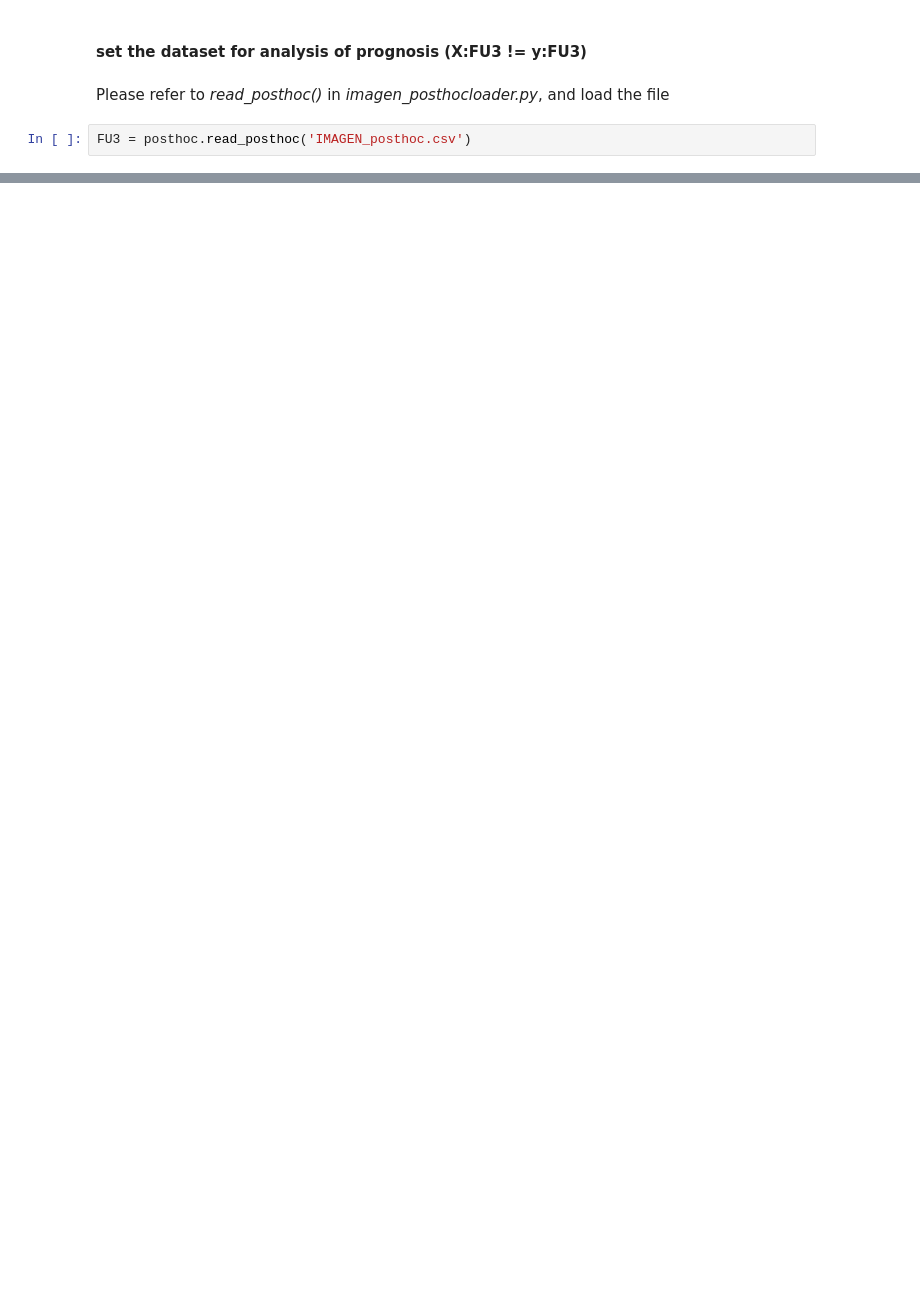
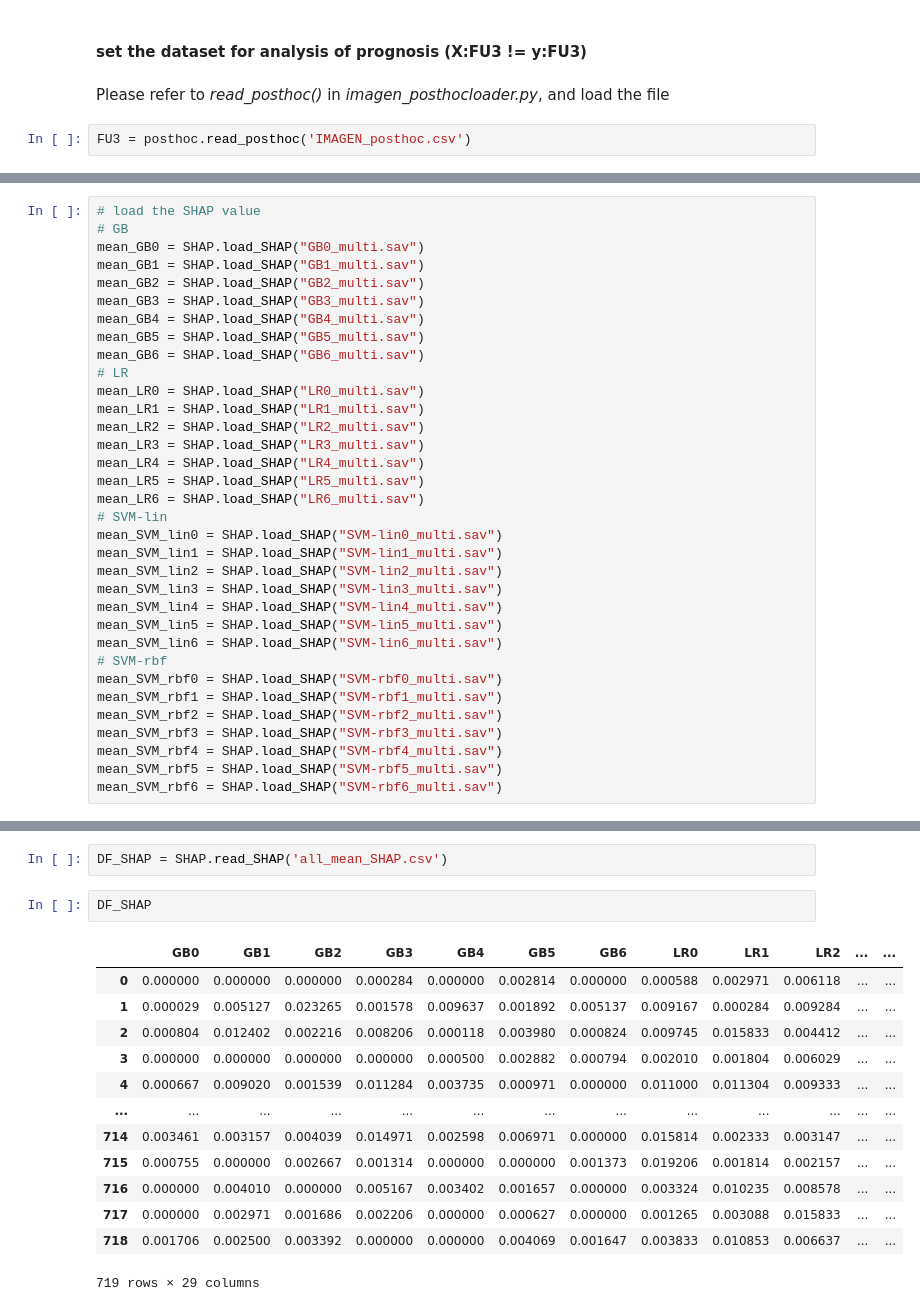
Before and after one commit to jihoonkim2100/imagen_post_hoc_analysis, a Jupyter notebook: post-hoc_preprocessing.ipynb, the cells around one changed output, grey strips where cells are left out. Drawn from its saved outputs; the diff is of its cells as text; blank space fills up the shorter version.

```diff
--- a/post-hoc_preprocessing.ipynb
+++ b/post-hoc_preprocessing.ipynb
@@ -284,0 +186,34 @@ Name: 1000, Length: 80, dtype: object
+# %%
+# load the SHAP value
+# GB
+mean_GB0 = SHAP.load_SHAP("GB0_multi.sav")
+mean_GB1 = SHAP.load_SHAP("GB1_multi.sav")
+mean_GB2 = SHAP.load_SHAP("GB2_multi.sav")
+mean_GB3 = SHAP.load_SHAP("GB3_multi.sav")
+mean_GB4 = SHAP.load_SHAP("GB4_multi.sav")
+mean_GB5 = SHAP.load_SHAP("GB5_multi.sav")
+mean_GB6 = SHAP.load_SHAP("GB6_multi.sav")
+# LR
+mean_LR0 = SHAP.load_SHAP("LR0_multi.sav")
+mean_LR1 = SHAP.load_SHAP("LR1_multi.sav")
+mean_LR2 = SHAP.load_SHAP("LR2_multi.sav")
+mean_LR3 = SHAP.load_SHAP("LR3_multi.sav")
+mean_LR4 = SHAP.load_SHAP("LR4_multi.sav")
+mean_LR5 = SHAP.load_SHAP("LR5_multi.sav")
+mean_LR6 = SHAP.load_SHAP("LR6_multi.sav")
+# SVM-lin
+mean_SVM_lin0 = SHAP.load_SHAP("SVM-lin0_multi.sav")
+mean_SVM_lin1 = SHAP.load_SHAP("SVM-lin1_multi.sav")
+mean_SVM_lin2 = SHAP.load_SHAP("SVM-lin2_multi.sav")
+mean_SVM_lin3 = SHAP.load_SHAP("SVM-lin3_multi.sav")
+mean_SVM_lin4 = SHAP.load_SHAP("SVM-lin4_multi.sav")
+mean_SVM_lin5 = SHAP.load_SHAP("SVM-lin5_multi.sav")
+mean_SVM_lin6 = SHAP.load_SHAP("SVM-lin6_multi.sav")
+# SVM-rbf
+mean_SVM_rbf0 = SHAP.load_SHAP("SVM-rbf0_multi.sav")
+mean_SVM_rbf1 = SHAP.load_SHAP("SVM-rbf1_multi.sav")
+mean_SVM_rbf2 = SHAP.load_SHAP("SVM-rbf2_multi.sav")
+mean_SVM_rbf3 = SHAP.load_SHAP("SVM-rbf3_multi.sav")
+mean_SVM_rbf4 = SHAP.load_SHAP("SVM-rbf4_multi.sav")
+mean_SVM_rbf5 = SHAP.load_SHAP("SVM-rbf5_multi.sav")
+mean_SVM_rbf6 = SHAP.load_SHAP("SVM-rbf6_multi.sav")
@@ -284,0 +279,18 @@ Name: 1000, Length: 80, dtype: object
+# %%
+DF_SHAP = SHAP.read_SHAP('all_mean_SHAP.csv')
+# %%
+DF_SHAP
+# %% [output]
+|  | GB0 | GB1 | GB2 | GB3 | GB4 | GB5 | GB6 | LR0 | LR1 | LR2 | ... | ... |
+| 0 | 0.000000 | 0.000000 | 0.000000 | 0.000284 | 0.000000 | 0.002814 | 0.000000 | 0.000588 | 0.002971 | 0.006118 | ... | ... |
+| 1 | 0.000029 | 0.005127 | 0.023265 | 0.001578 | 0.009637 | 0.001892 | 0.005137 | 0.009167 | 0.000284 | 0.009284 | ... | ... |
+| 2 | 0.000804 | 0.012402 | 0.002216 | 0.008206 | 0.000118 | 0.003980 | 0.000824 | 0.009745 | 0.015833 | 0.004412 | ... | ... |
+| 3 | 0.000000 | 0.000000 | 0.000000 | 0.000000 | 0.000500 | 0.002882 | 0.000794 | 0.002010 | 0.001804 | 0.006029 | ... | ... |
+| 4 | 0.000667 | 0.009020 | 0.001539 | 0.011284 | 0.003735 | 0.000971 | 0.000000 | 0.011000 | 0.011304 | 0.009333 | ... | ... |
+| ... | ... | ... | ... | ... | ... | ... | ... | ... | ... | ... | ... | ... |
+| 714 | 0.003461 | 0.003157 | 0.004039 | 0.014971 | 0.002598 | 0.006971 | 0.000000 | 0.015814 | 0.002333 | 0.003147 | ... | ... |
+| 715 | 0.000755 | 0.000000 | 0.002667 | 0.001314 | 0.000000 | 0.000000 | 0.001373 | 0.019206 | 0.001814 | 0.002157 | ... | ... |
+| 716 | 0.000000 | 0.004010 | 0.000000 | 0.005167 | 0.003402 | 0.001657 | 0.000000 | 0.003324 | 0.010235 | 0.008578 | ... | ... |
+| 717 | 0.000000 | 0.002971 | 0.001686 | 0.002206 | 0.000000 | 0.000627 | 0.000000 | 0.001265 | 0.003088 | 0.015833 | ... | ... |
+| 718 | 0.001706 | 0.002500 | 0.003392 | 0.000000 | 0.000000 | 0.004069 | 0.001647 | 0.003833 | 0.010853 | 0.006637 | ... | ... |
+719 rows × 29 columns
```
Also changed, not shown: parts of 27 cells of this notebook, 3 other files.
